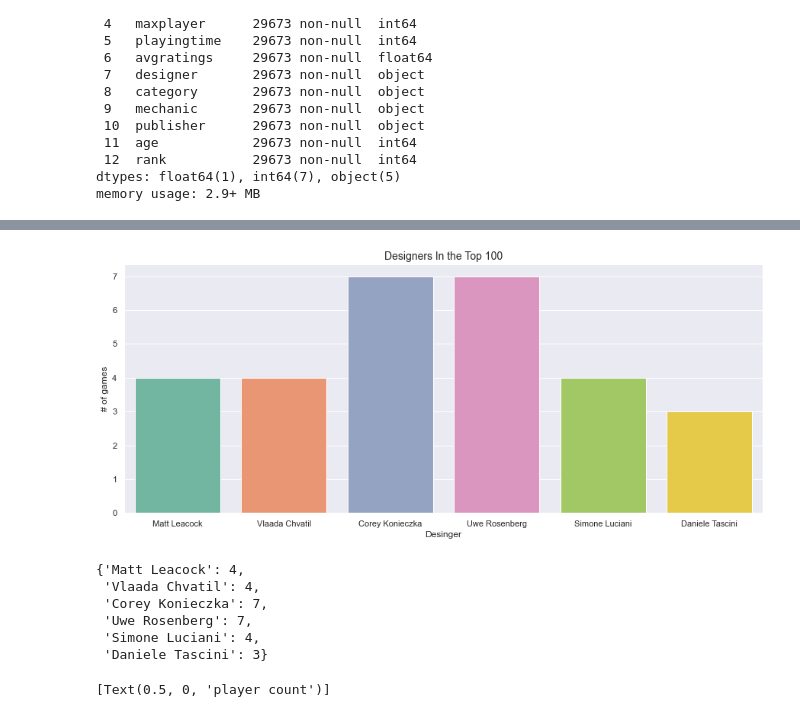
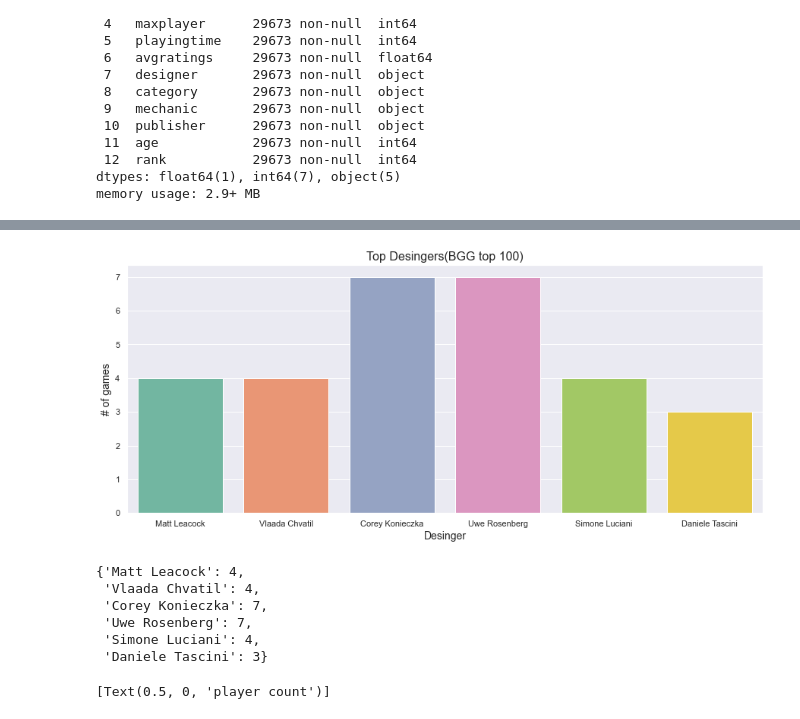
Before and after one commit to jankichauhan/BoardGamesRatings, a Jupyter notebook: src/EDA.ipynb, the cells around one changed output, grey strips where cells are left out. Saved outputs shown, nothing was run; the diff lists cells and outputs as text; code cells hidden in the pictures.

```diff
--- a/src/EDA.ipynb
+++ b/src/EDA.ipynb
@@ -111,22 +124,23 @@ ax.set(xlabel='Year', ylabel = 'Count')
 # %%
 board_game_data_desinger = board_game_data[board_game_data['designer'] != '(Uncredited)']
 board_game_data_desinger = board_game_data_desinger[board_game_data_desinger['rank'] != 0]
 board_game_data_desinger = board_game_data_desinger.sort_values('rank')
 top_designers= board_game_data_desinger[:100]['designer'].tolist()
 top_designers = [designer.split(', ') for designer in top_designers]
 top_designers = chain(*top_designers)
 # top_designers = [name.replace(' ', '\n') for name in top_designers ]
 top_designers_count = Counter(top_designers)
 top_designers_count = {name:top_designers_count[name] for name in top_designers_count if top_designers_count[name] > 2}
 f, ax = plt.subplots(figsize = (15, 6))
 sns.barplot(x=[str(i) for i in top_designers_count.keys()], y=[i for i in top_designers_count.values()], palette=("Set2"))
-ax.set(xlabel='Desinger', ylabel = '# of games')
-plt.title('Designers In the Top 100', fontsize=14)
+ax.set_xlabel("Desinger",fontsize=14)
+ax.set_ylabel("# of games",fontsize=14)
+plt.title('Top Desingers(BGG top 100)', fontsize=16)
 plt.xticks(rotation=0)
 plt.show()
 top_designers_count
 # %% [output]
-[figure, old version]
+[figure, new version]
 {'Matt Leacock': 4,
  'Vlaada Chvatil': 4,
  'Corey Konieczka': 7,
```
Also changed, not shown: parts of 18 cells of this notebook, 6 other files.
